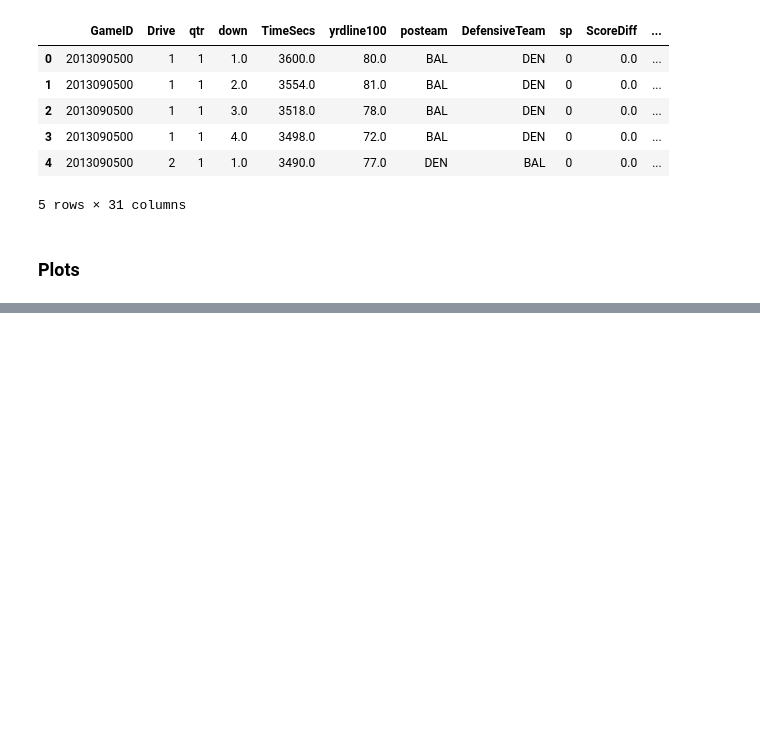
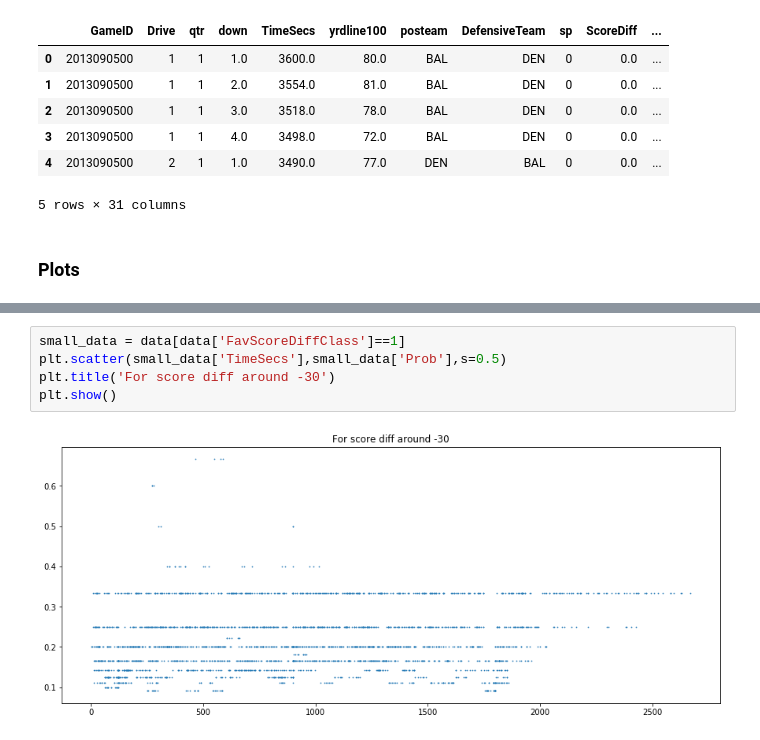
Before and after one commit to tyagi-iiitv/NFLLive, a Jupyter notebook: Bucketing.ipynb, the cells around one changed output, grey strips where cells are left out. Cells and saved outputs as stored; diff of their text form; blank space fills up the shorter version.

```diff
--- a/Bucketing.ipynb
+++ b/Bucketing.ipynb
@@ -155,0 +160,7 @@ data.head()
+# %%
+small_data = data[data['FavScoreDiffClass']==1]
+plt.scatter(small_data['TimeSecs'],small_data['Prob'],s=0.5)
+plt.title('For score diff around -30')
+plt.show()
+# %% [output]
+[figure, added]
```
Also changed, not shown: parts of 26 cells of this notebook.
